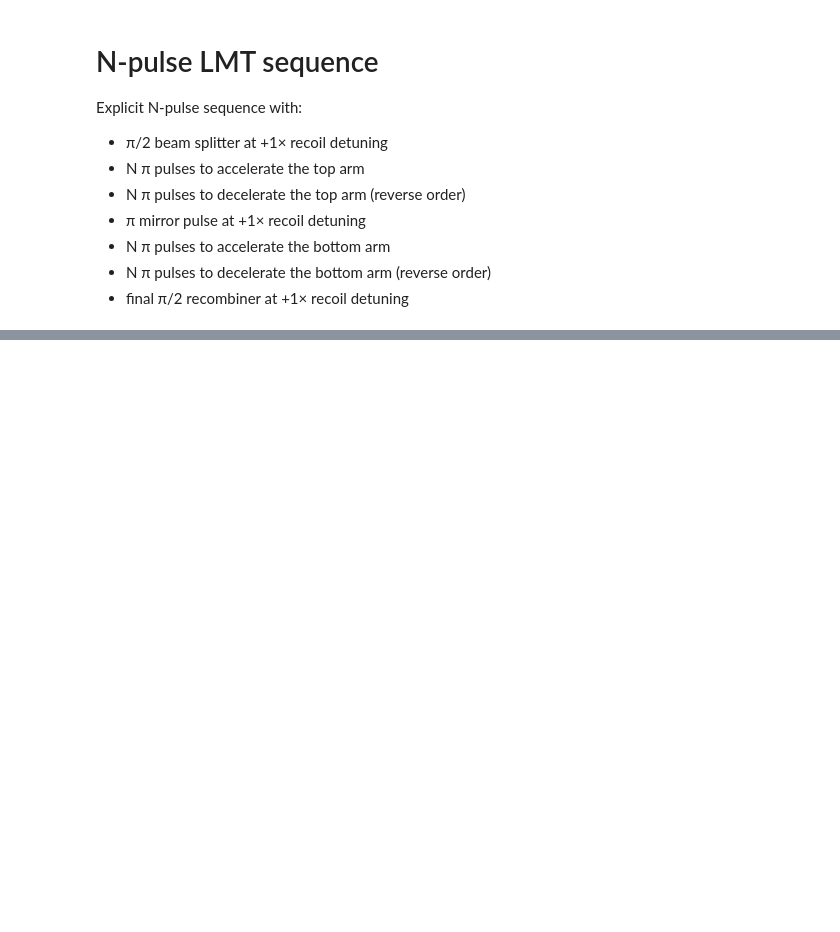
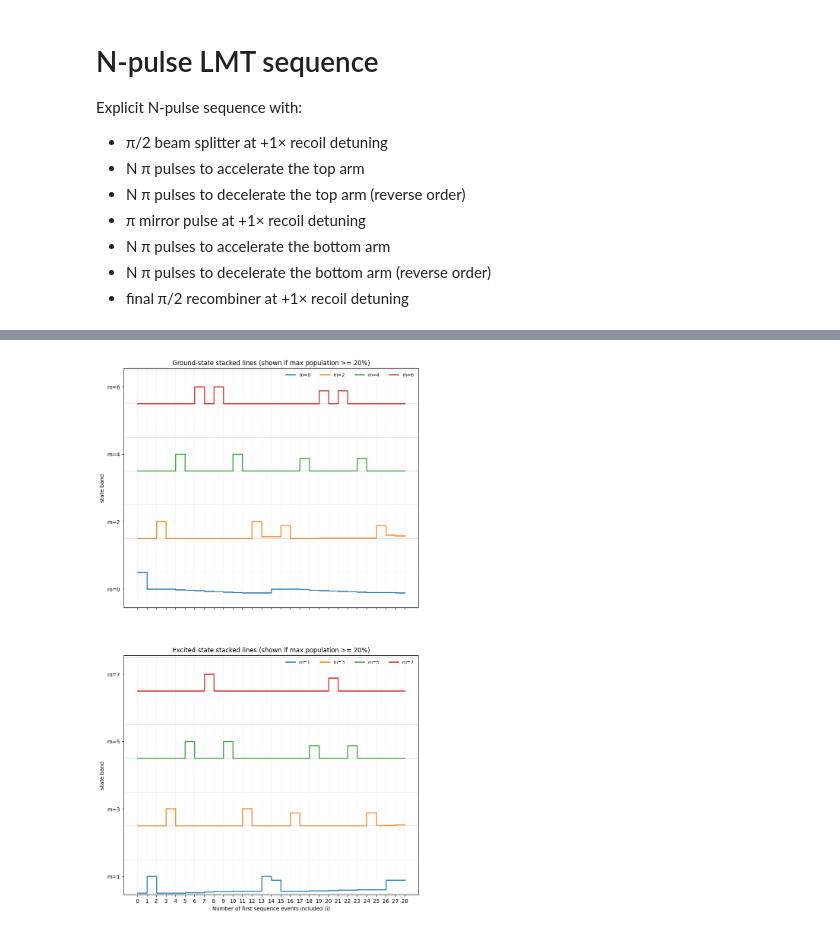
Before and after one commit to charlesbaynham/LMT_sim_scratch, a Jupyter notebook: notebooks/n_pulse_lmt_sequence.ipynb, the cells around one changed output, grey strips where cells are left out. Cells and saved outputs as stored; diff of their text form; code cells hidden in the pictures; blank space fills up the shorter version.

```diff
--- a/notebooks/n_pulse_lmt_sequence.ipynb
+++ b/notebooks/n_pulse_lmt_sequence.ipynb
@@ -168,0 +475,64 @@ print(f'Excited fraction:    {excited_prob / (ground_prob + excited_prob):.6f}')
+# %%
+# Stacked line plots by m-state (population offset by m)
+# For each m, y = population(m, i) + m, so m=0 spans 0..1, m=1 spans 1..2, etc.
+
+
+i_vals = np.arange(n_steps)
+
+fig, axes = plt.subplots(2, 1, figsize=(10, 18), sharex=True)
+
+
+def plot_stacked_lines(ax, grid, title, threshold=0.20):
+    keep_mask = grid.max(axis=1) >= threshold
+    shown_m = m_all[keep_mask]
+
+    if shown_m.size == 0:
+        ax.text(
+            0.5,
+            0.5,
+            "No m-state exceeds threshold",
+            ha="center",
+            va="center",
+            transform=ax.transAxes,
+        )
+        ax.set_title(title)
+        ax.set_ylabel("offset population = m + pop")
+        return
+
+    for m in shown_m:
+        row = np.where(m_all == m)[0][0]
+        y = grid[row, :] + m
+        ax.step(i_vals, y, where="post", lw=1.8, label=f"m={m}")
+
+    # Horizontal guides at integer band boundaries
+    y_min = int(np.min(shown_m))
+    y_max = int(np.max(shown_m)) + 1
+    for y0 in range(y_min, y_max + 1):
+        ax.axhline(y0, color="k", lw=0.5, alpha=0.2)
+
+    # Label each m band at its center (m + 0.5)
+    ax.set_yticks(shown_m + 0.5)
+    ax.set_yticklabels([f"m={m}" for m in shown_m])
+    ax.set_ylim(y_min - 0.05, y_max + 0.05)
+
+    ax.set_title(title)
+    ax.set_ylabel("state band")
+    ax.grid(alpha=0.2, axis="x")
+    ax.legend(ncol=4, fontsize=9, frameon=False, loc="upper right")
+
+
+plot_stacked_lines(
+    axes[0],
+    grid_g,
+    "Ground-state stacked lines (shown if max population >= 20%)",
+)
+plot_stacked_lines(
+    axes[1],
+    grid_e,
+    "Excited-state stacked lines (shown if max population >= 20%)",
+)
+
+axes[1].set_xlabel("Number of first sequence events included (i)")
+axes[1].set_xticks(i_vals)
+# %% [output]
+[figure, added]
```
Also changed, not shown: parts of 10 cells of this notebook, 4 other files.
